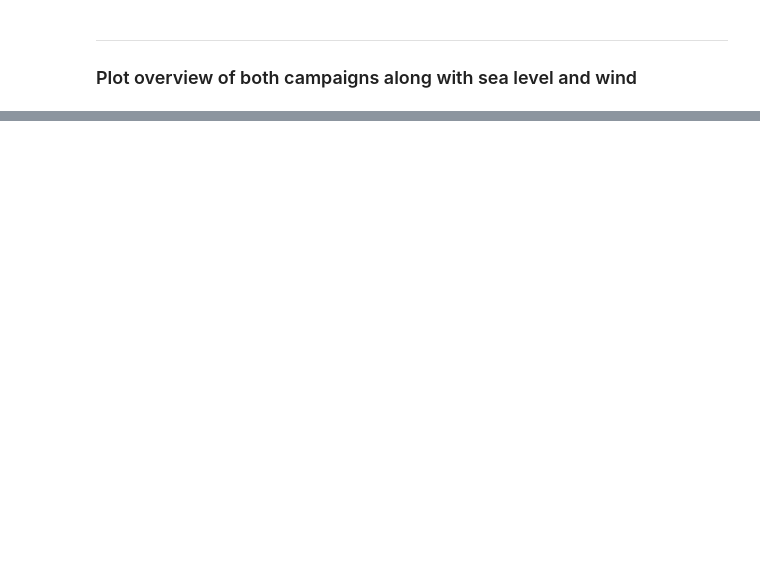
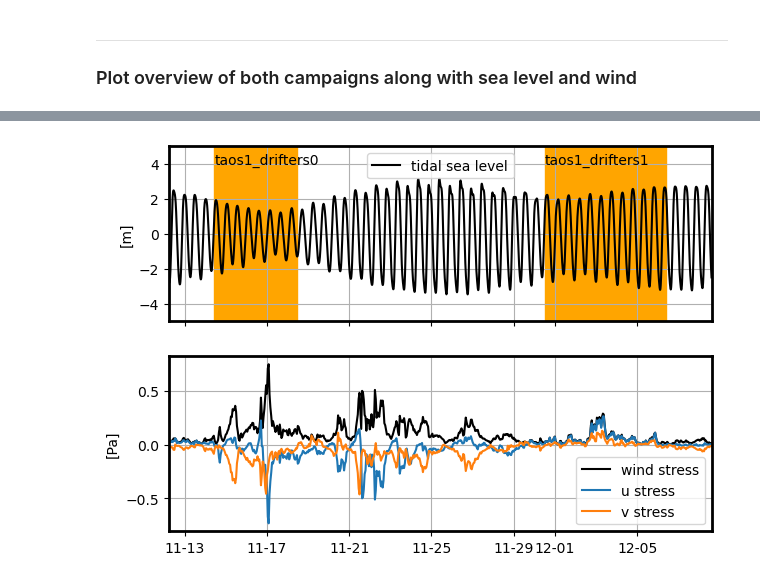
Before and after one commit to apatlpo/taos, a Jupyter notebook: insitu/taos0/overview.ipynb, the cells around one changed output, grey strips where cells are left out. Drawn from its saved outputs; the diff is of its cells as text; code cells hidden in the pictures; blank space fills up the shorter version.

```diff
--- a/insitu/taos0/overview.ipynb
+++ b/insitu/taos0/overview.ipynb
@@ -494,0 +166,4 @@ make_movie(cp, ds)
+# %%
+plot_combined_deployments(wind_stress=True)
+# %% [output]
+[figure, added]
```
Also changed, not shown: parts of 25 cells of this notebook, 8 other files.
